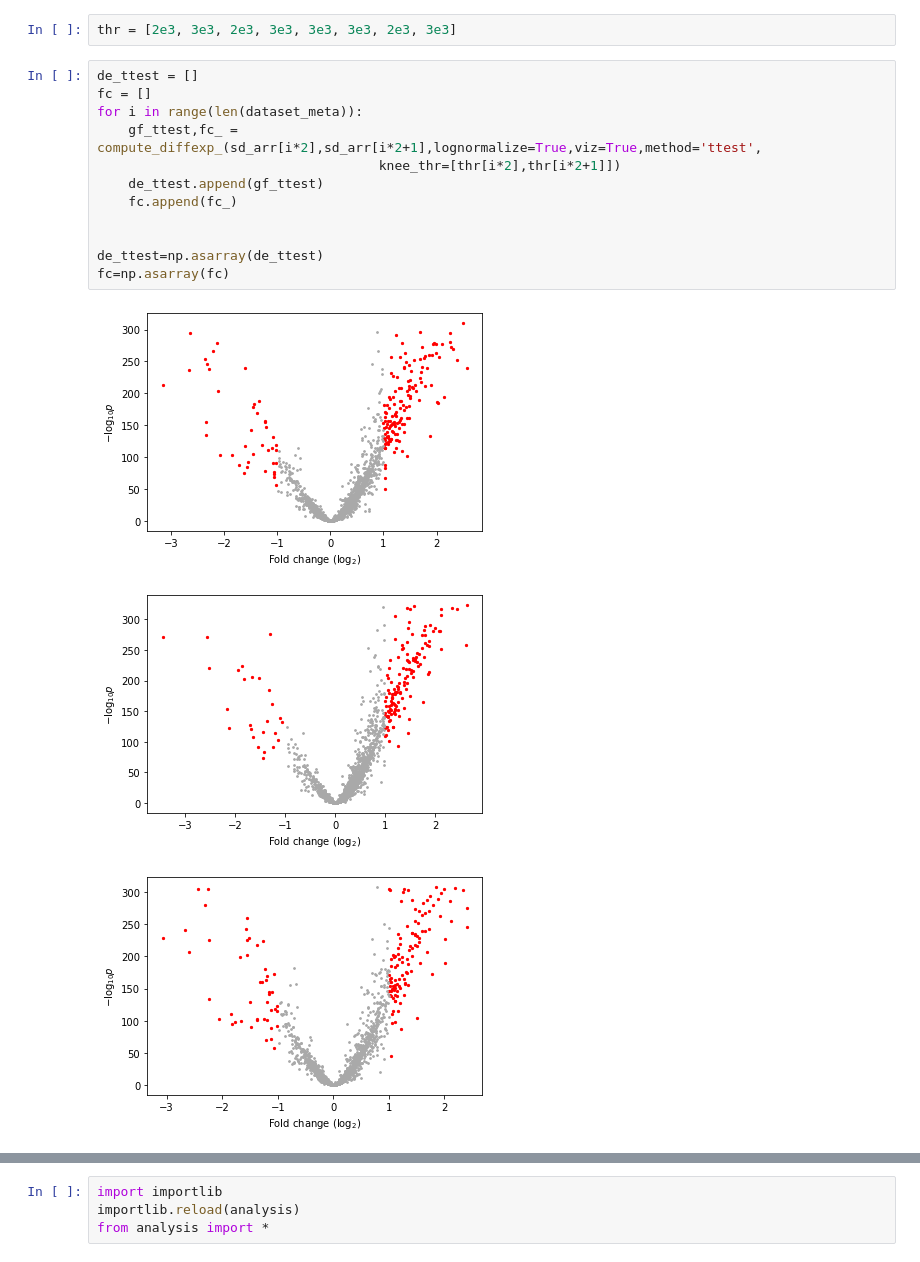
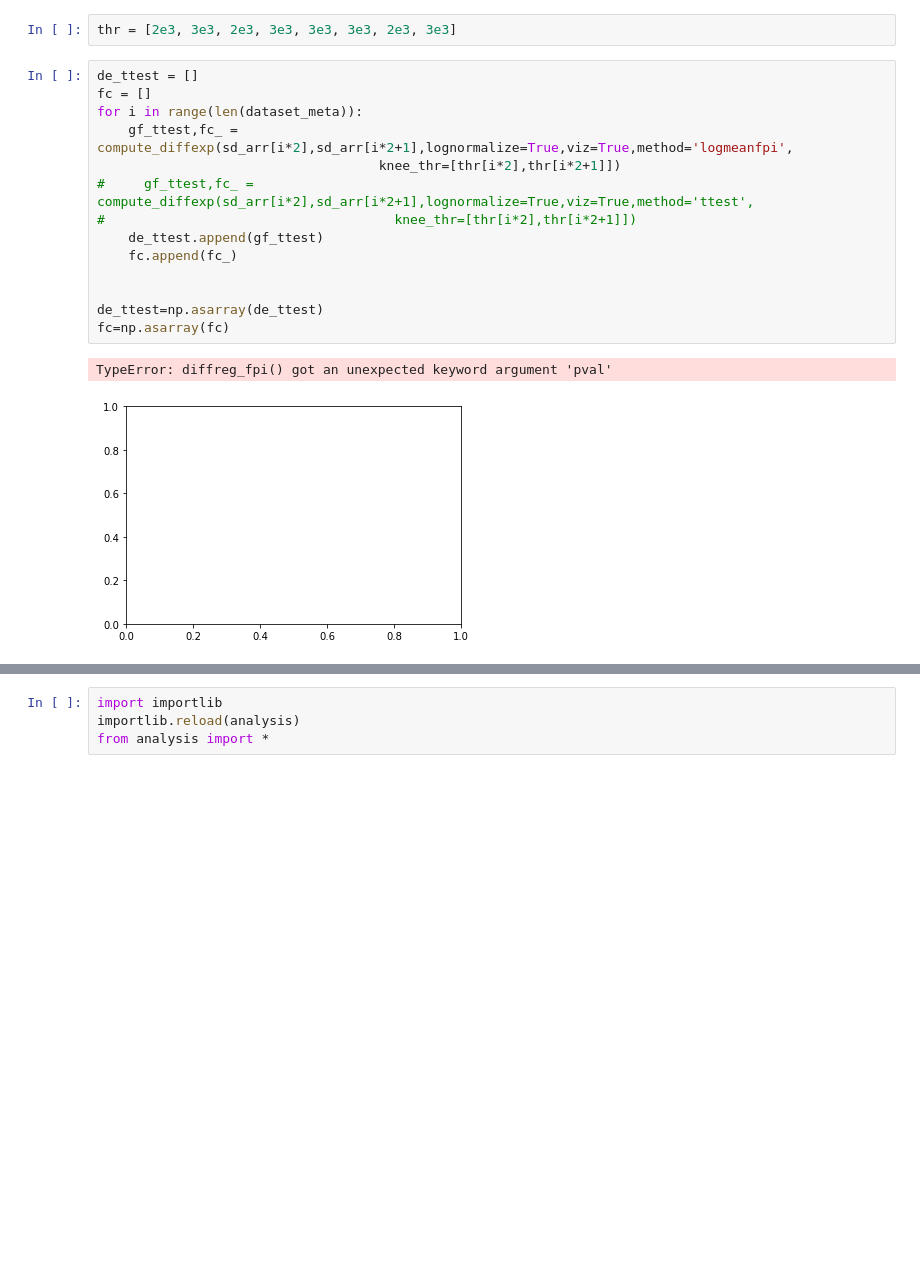
Before and after one commit to gennadygorin/seq-cme-technoise, a Jupyter notebook: gg220601_allen_celltypes_de_analysis.ipynb, the cells around one changed output, grey strips where cells are left out. Saved outputs shown, nothing was run; the diff lists cells and outputs as text; blank space fills up the shorter version.

```diff
--- a/gg220601_allen_celltypes_de_analysis.ipynb
+++ b/gg220601_allen_celltypes_de_analysis.ipynb
@@ -260,16 +260,17 @@ thr = [2e3, 3e3, 2e3, 3e3, 3e3, 3e3, 2e3, 3e3]
 # %%
 de_ttest = []
 fc = []
 for i in range(len(dataset_meta)):
-    gf_ttest,fc_ = compute_diffexp_(sd_arr[i*2],sd_arr[i*2+1],lognormalize=True,viz=True,method='ttest',
+    gf_ttest,fc_ = compute_diffexp(sd_arr[i*2],sd_arr[i*2+1],lognormalize=True,viz=True,method='logmeanfpi',
                                     knee_thr=[thr[i*2],thr[i*2+1]])
+#     gf_ttest,fc_ = compute_diffexp(sd_arr[i*2],sd_arr[i*2+1],lognormalize=True,viz=True,method='ttest',
+#                                     knee_thr=[thr[i*2],thr[i*2+1]])
     de_ttest.append(gf_ttest)
     fc.append(fc_)
 
 
 de_ttest=np.asarray(de_ttest)
 fc=np.asarray(fc)
 # %% [output]
+TypeError: diffreg_fpi() got an unexpected keyword argument 'pval'
-[figure, old version]
+[figure, new version]
-[figure, removed]
-[figure, removed]
```
Also changed, not shown: parts of 2 cells of this notebook.
